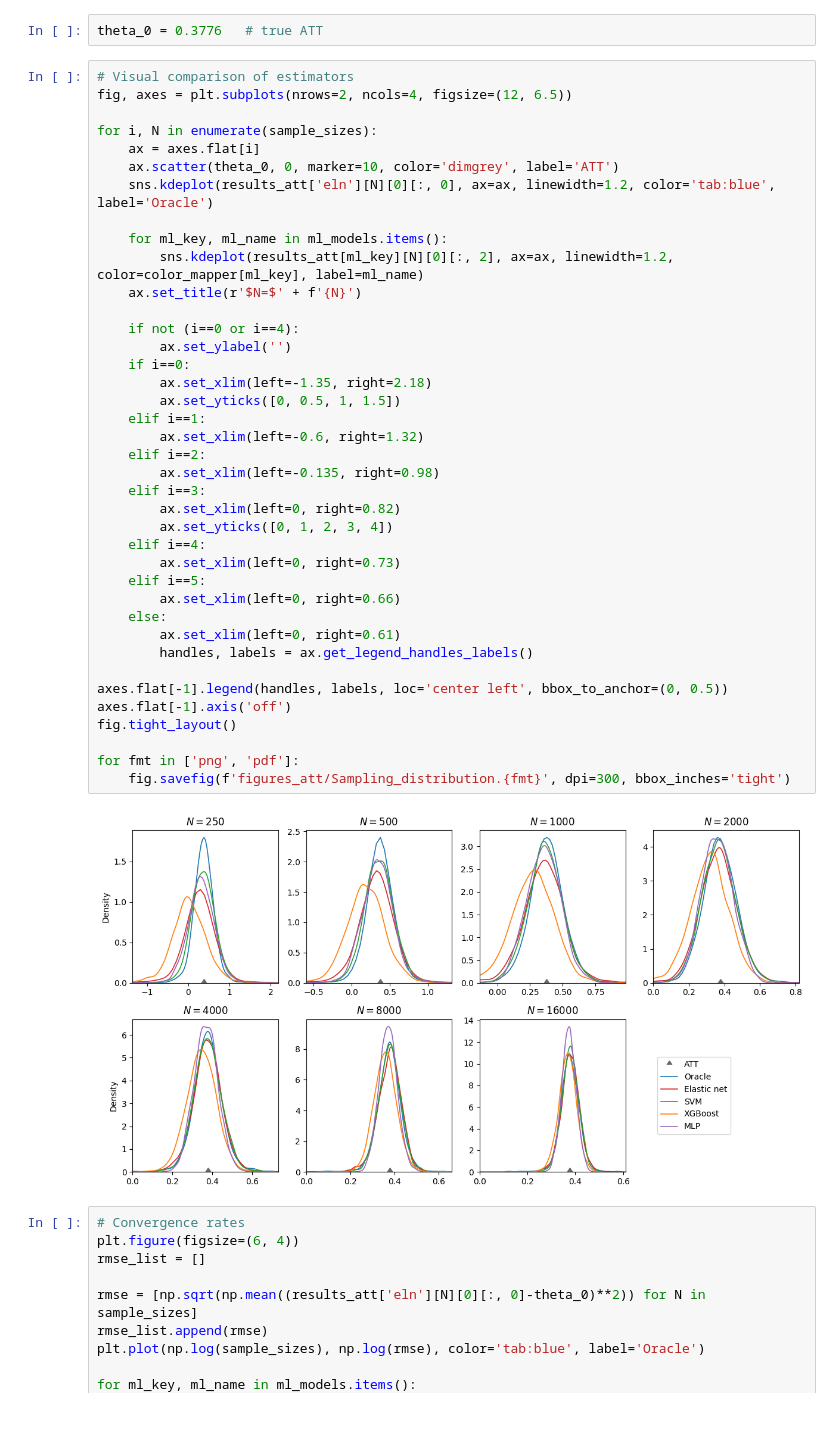
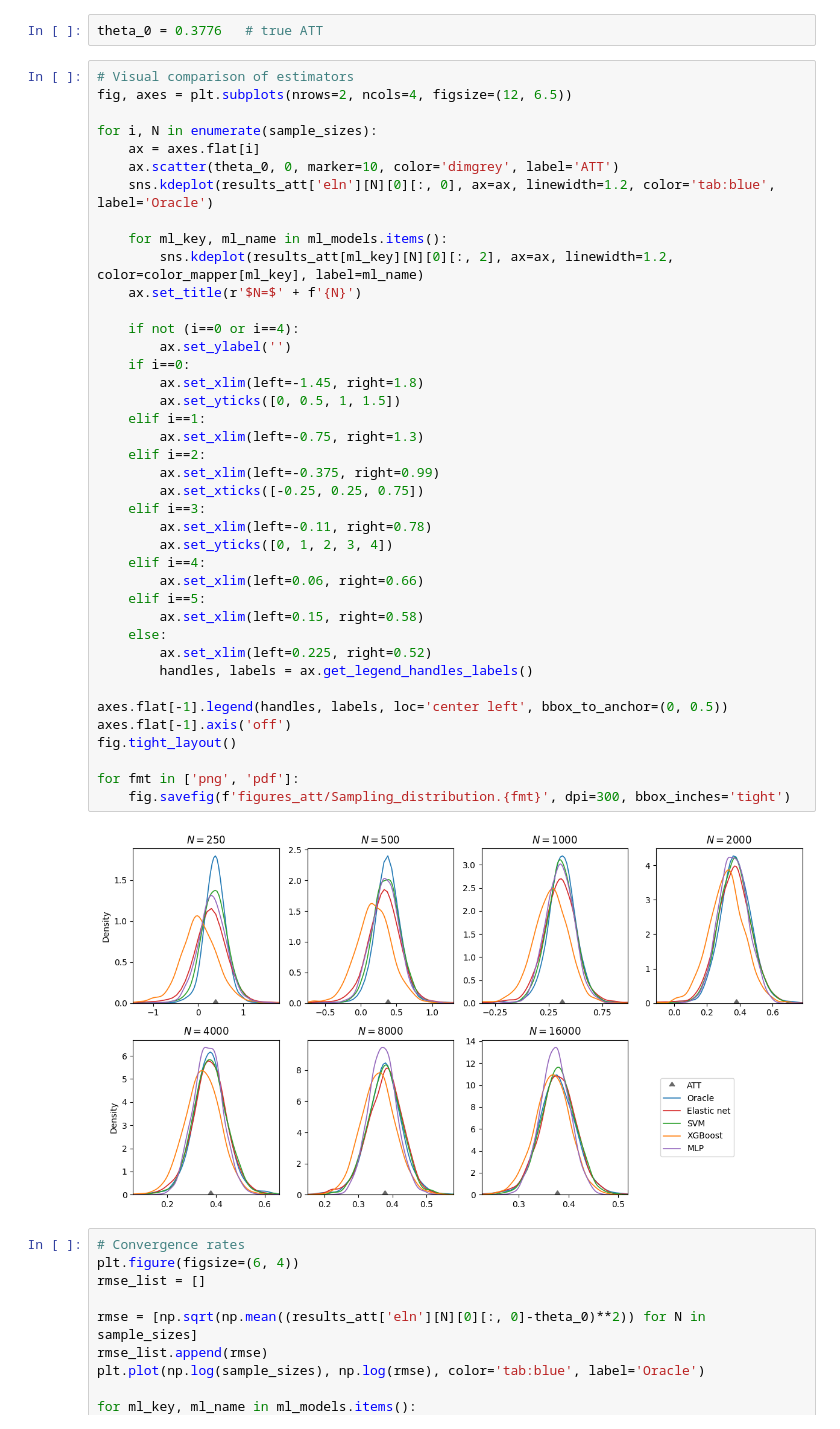
Before and after one commit to zijianwang2000/MA_CausalML, a Jupyter notebook: Complex model (10 confounders)/Plots for ATT.ipynb, the cells around one changed output. Saved outputs shown, nothing was run; the diff lists cells and outputs as text.

Commit message:
Plotting

```diff
--- a/Complex model (10 confounders)/Plots for ATT.ipynb
+++ b/Complex model (10 confounders)/Plots for ATT.ipynb
@@ -40,41 +40,42 @@ fig, axes = plt.subplots(nrows=2, ncols=4, figsize=(12, 6.5))
 
 for i, N in enumerate(sample_sizes):
     ax = axes.flat[i]
     ax.scatter(theta_0, 0, marker=10, color='dimgrey', label='ATT')
     sns.kdeplot(results_att['eln'][N][0][:, 0], ax=ax, linewidth=1.2, color='tab:blue', label='Oracle')
 
     for ml_key, ml_name in ml_models.items():
         sns.kdeplot(results_att[ml_key][N][0][:, 2], ax=ax, linewidth=1.2, color=color_mapper[ml_key], label=ml_name)
     ax.set_title(r'$N=$' + f'{N}')
 
     if not (i==0 or i==4):
         ax.set_ylabel('')
     if i==0:
-        ax.set_xlim(left=-1.35, right=2.18)
+        ax.set_xlim(left=-1.45, right=1.8)
         ax.set_yticks([0, 0.5, 1, 1.5])
     elif i==1:
-        ax.set_xlim(left=-0.6, right=1.32)
+        ax.set_xlim(left=-0.75, right=1.3)
     elif i==2:
-        ax.set_xlim(left=-0.135, right=0.98)
+        ax.set_xlim(left=-0.375, right=0.99)
+        ax.set_xticks([-0.25, 0.25, 0.75])
     elif i==3:
-        ax.set_xlim(left=0, right=0.82)
+        ax.set_xlim(left=-0.11, right=0.78)
         ax.set_yticks([0, 1, 2, 3, 4])
     elif i==4:
-        ax.set_xlim(left=0, right=0.73)
+        ax.set_xlim(left=0.06, right=0.66)
     elif i==5:
-        ax.set_xlim(left=0, right=0.66)
+        ax.set_xlim(left=0.15, right=0.58)
     else:
-        ax.set_xlim(left=0, right=0.61)
+        ax.set_xlim(left=0.225, right=0.52)
         handles, labels = ax.get_legend_handles_labels()
 
 axes.flat[-1].legend(handles, labels, loc='center left', bbox_to_anchor=(0, 0.5))
 axes.flat[-1].axis('off')
 fig.tight_layout()
 
 for fmt in ['png', 'pdf']:
     fig.savefig(f'figures_att/Sampling_distribution.{fmt}', dpi=300, bbox_inches='tight')
 # %% [output]
-[figure, old version]
+[figure, new version]
 # %%
 # Convergence rates
 plt.figure(figsize=(6, 4))
```
Also changed, not shown: parts of 1 cell of this notebook, 33 other files.
